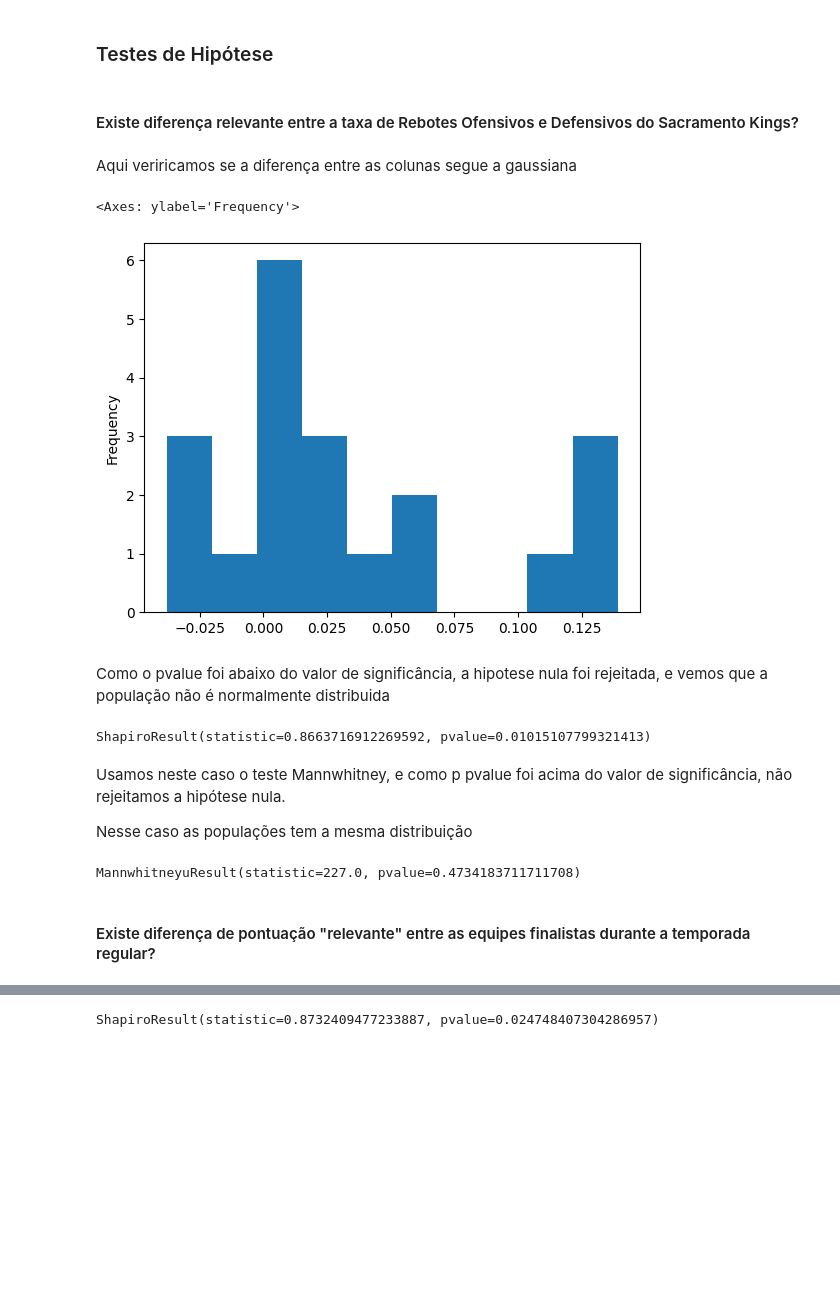
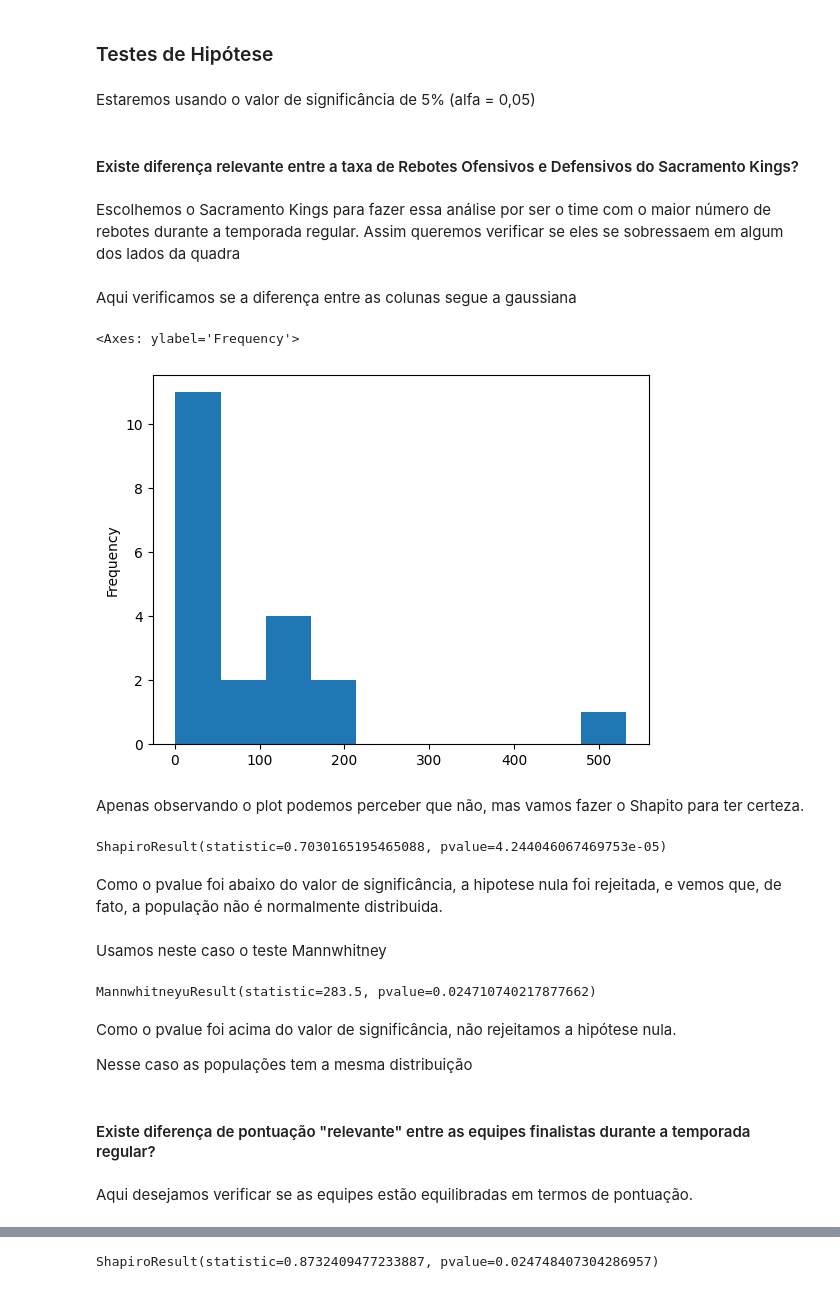
Before and after one commit to lss8/DataScienceNBA, a Jupyter notebook: Project_Data_Science.ipynb, the cells around one changed output, grey strips where cells are left out. Cells and saved outputs as stored; diff of their text form; code cells hidden in the pictures; blank space fills up the shorter version.

```diff
--- a/Project_Data_Science.ipynb
+++ b/Project_Data_Science.ipynb
@@ -139,5 +139,8 @@ Aqui nós geramos uma coluna "PPS" (Points Per Game), pois é um dado interessan
 # %%
 df['PPG'] = df['PTS']/df['GP']
+df['RPG'] = df['REB']/df['GP']
+df['APG'] = df['AST']/df['GP']
+
 df.head(50)
 # %% [output]
 |  | PLAYER | TEAM | AGE | GP | W | L | MIN | PTS | FGM | FGA | ... | ... |
@@ -395,5 +398,7 @@ Aqui discretizamos os valores da coluna "PPG" normalizada, e salvamos numa nova
 # %%
 df3['PPG_DIS'] = pd.cut(df3['PPG'],10)
+df3['RPG_DIS'] = pd.cut(df3['RPG'],10)
+df3['APG_DIS'] = pd.cut(df3['APG'],10)
 # %%
 df3['PPG_DIS'].value_counts()
 # %% [output]
@@ -639,31 +662,41 @@ Essa análise condiz com o significado das variáveis, pois L indica o número d
 # %%
 from scipy import stats
 import matplotlib.pyplot as plt
+# %% [markdown]
+Estaremos usando o valor de significância de 5% (alfa = 0,05)
 # %% [markdown]
 #### Existe diferença relevante entre a taxa de Rebotes Ofensivos e Defensivos do Sacramento Kings?
+# %% [markdown]
+Escolhemos o Sacramento Kings para fazer essa análise por ser o time com o maior número de rebotes durante a temporada regular. Assim queremos verificar se eles se sobressaem em algum dos lados da quadra
 # %% [markdown]
-Aqui veriricamos se a diferença entre as colunas segue a gaussiana
+Aqui verificamos se a diferença entre as colunas segue a gaussiana
 # %%
-df_normalized['REB_DIF'] = df_normalized['DREB'] - df_normalized['OREB']
+df3['REB_DIF'] = df3['DREB'] - df3['OREB']
 # %%
-df_normalized[df_normalized['TEAM'] == 'SAC']['REB_DIF'].plot(kind='hist')
+df3[df3['TEAM'] == 'SAC']['REB_DIF'].plot(kind='hist')
 # %% [output]
 <Axes: ylabel='Frequency'>
-[figure, old version]
+[figure, new version]
+# %% [markdown]
+Apenas observando o plot podemos perceber que não, mas vamos fazer o Shapito para ter certeza.
+# %%
+stats.shapiro(df3[df3['TEAM'] == 'SAC']['REB_DIF'])
+# %% [output]
+ShapiroResult(statistic=0.7030165195465088, pvalue=4.244046067469753e-05)
 # %% [markdown]
-Como o pvalue foi abaixo do valor de significância, a hipotese nula foi rejeitada, e vemos que a população não é normalmente distribuida
+Como o pvalue foi abaixo do valor de significância, a hipotese nula foi rejeitada, e vemos que, de fato, a população não é normalmente distribuida.
-# %%
-stats.shapiro(df_normalized[df_normalized['TEAM'] == 'SAC']['REB_DIF'])
-# %% [output]
-ShapiroResult(statistic=0.8663716912269592, pvalue=0.01015107799321413)
+# %% [markdown]
+Usamos neste caso o teste Mannwhitney
+# %%
+stats.mannwhitneyu(df3[df3['TEAM'] == 'SAC']['DREB'],df3[df3['TEAM'] == 'SAC']['OREB'])
+# %% [output]
+MannwhitneyuResult(statistic=283.5, pvalue=0.024710740217877662)
 # %% [markdown]
-Usamos neste caso o teste Mannwhitney, e como p pvalue foi acima do valor de significância, não rejeitamos a hipótese nula.
+Como o pvalue foi acima do valor de significância, não rejeitamos a hipótese nula.
 
 Nesse caso as populações tem a mesma distribuição
-# %%
-stats.mannwhitneyu(df_normalized[df_normalized['TEAM'] == 'SAC']['DREB'],df_normalized[df_normalized['TEAM'] == 'SAC']['OREB'])
-# %% [output]
-MannwhitneyuResult(statistic=227.0, pvalue=0.4734183711711708)
 # %% [markdown]
 #### Existe diferença de pontuação "relevante" entre as equipes finalistas durante a temporada regular?
+# %% [markdown]
+Aqui desejamos verificar se as equipes estão equilibradas em termos de pontuação.
 # %%
```
Also changed, not shown: parts of 57 cells of this notebook.
